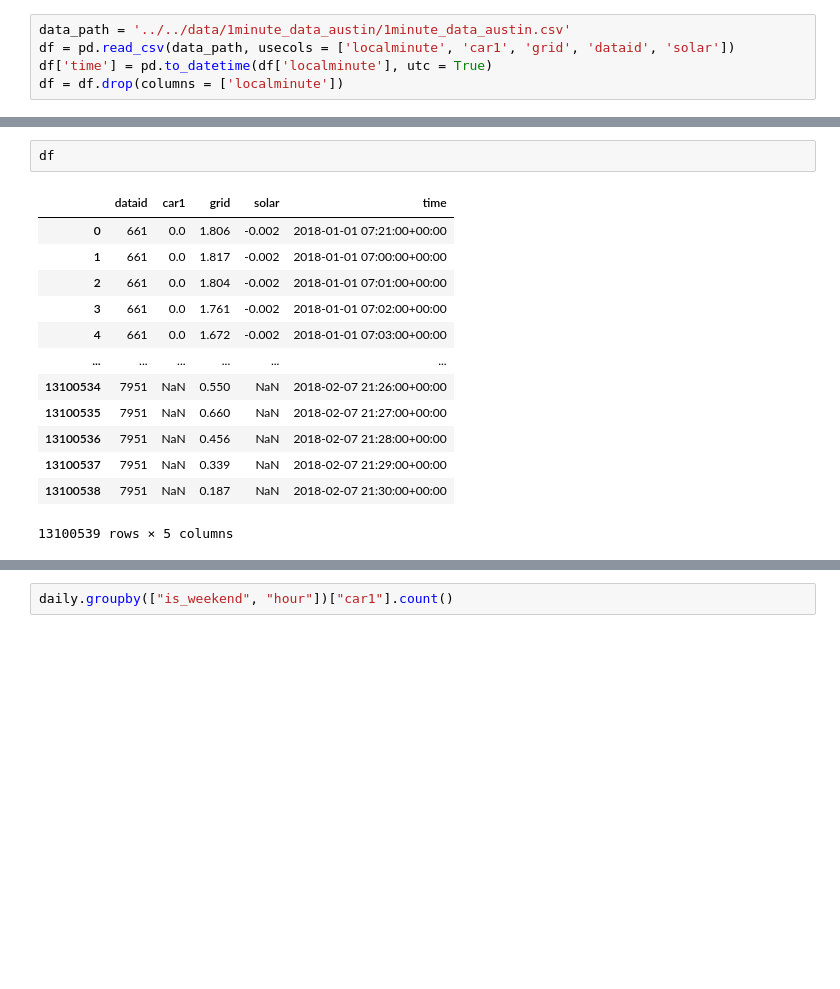
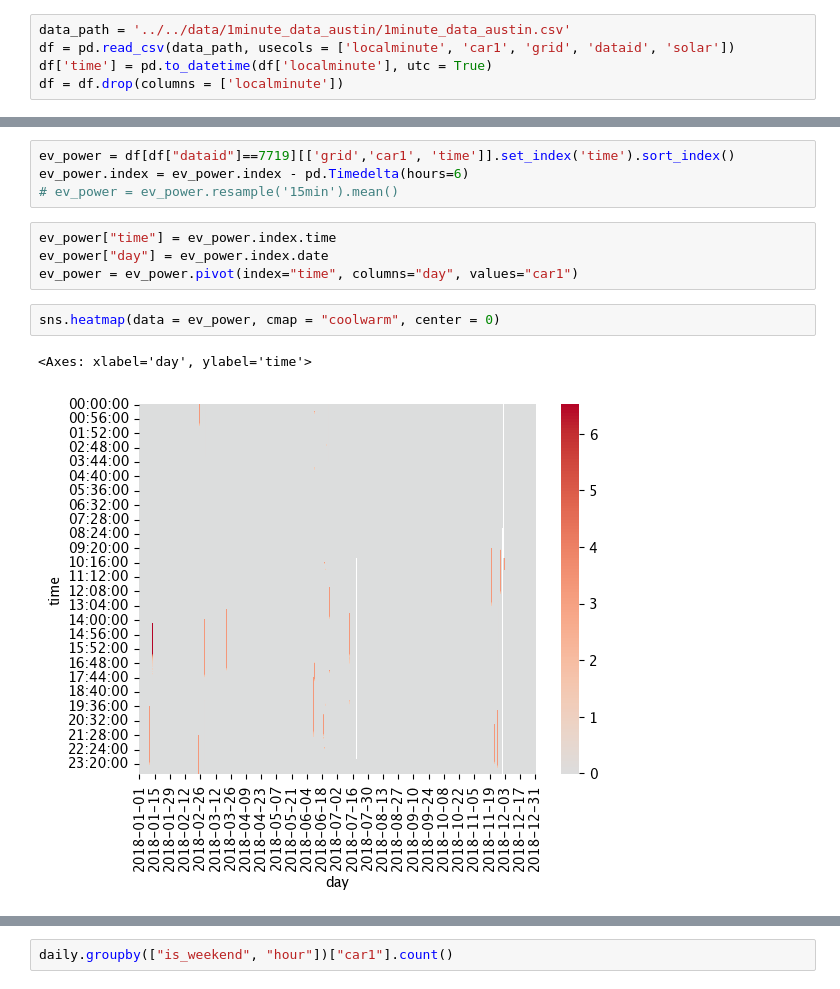
Before and after one commit to jackellishsieh/residential-power-forecasting, a Jupyter notebook: notebooks/pmn/pmn-EV-and-grid-plots.ipynb, the cells around one changed output, grey strips where cells are left out. Cells and saved outputs as stored; diff of their text form; blank space fills up the shorter version.

Commit message:
some more EDA and plots

```diff
--- a/notebooks/pmn/pmn-EV-and-grid-plots.ipynb
+++ b/notebooks/pmn/pmn-EV-and-grid-plots.ipynb
@@ -11,16 +46,13 @@ df = df.drop(columns = ['localminute'])
 # %%
-df
+ev_power = df[df["dataid"]==7719][['grid','car1', 'time']].set_index('time').sort_index()
+ev_power.index = ev_power.index - pd.Timedelta(hours=6)
+# ev_power = ev_power.resample('15min').mean()
-# %% [output]
-|  | dataid | car1 | grid | solar | time |
-| 0 | 661 | 0.0 | 1.806 | -0.002 | 2018-01-01 07:21:00+00:00 |
-| 1 | 661 | 0.0 | 1.817 | -0.002 | 2018-01-01 07:00:00+00:00 |
-| 2 | 661 | 0.0 | 1.804 | -0.002 | 2018-01-01 07:01:00+00:00 |
-| 3 | 661 | 0.0 | 1.761 | -0.002 | 2018-01-01 07:02:00+00:00 |
-| 4 | 661 | 0.0 | 1.672 | -0.002 | 2018-01-01 07:03:00+00:00 |
-| ... | ... | ... | ... | ... | ... |
-| 13100534 | 7951 | NaN | 0.550 | NaN | 2018-02-07 21:26:00+00:00 |
-| 13100535 | 7951 | NaN | 0.660 | NaN | 2018-02-07 21:27:00+00:00 |
-| 13100536 | 7951 | NaN | 0.456 | NaN | 2018-02-07 21:28:00+00:00 |
-| 13100537 | 7951 | NaN | 0.339 | NaN | 2018-02-07 21:29:00+00:00 |
-| 13100538 | 7951 | NaN | 0.187 | NaN | 2018-02-07 21:30:00+00:00 |
-13100539 rows × 5 columns
+# %%
+ev_power["time"] = ev_power.index.time
+ev_power["day"] = ev_power.index.date
+ev_power = ev_power.pivot(index="time", columns="day", values="car1")
+# %%
+sns.heatmap(data = ev_power, cmap = "coolwarm", center = 0)
+# %% [output]
+<Axes: xlabel='day', ylabel='time'>
+[figure, added]
```
Also changed, not shown: parts of 8 cells of this notebook.
